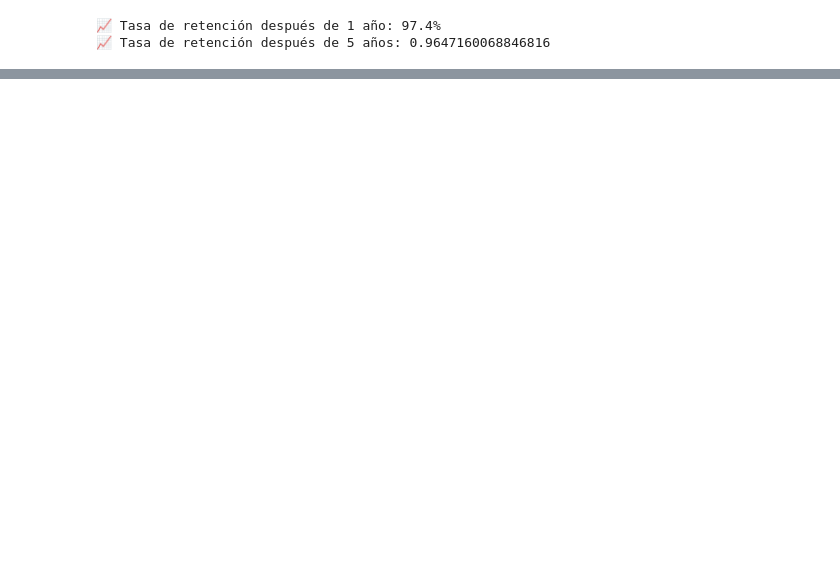
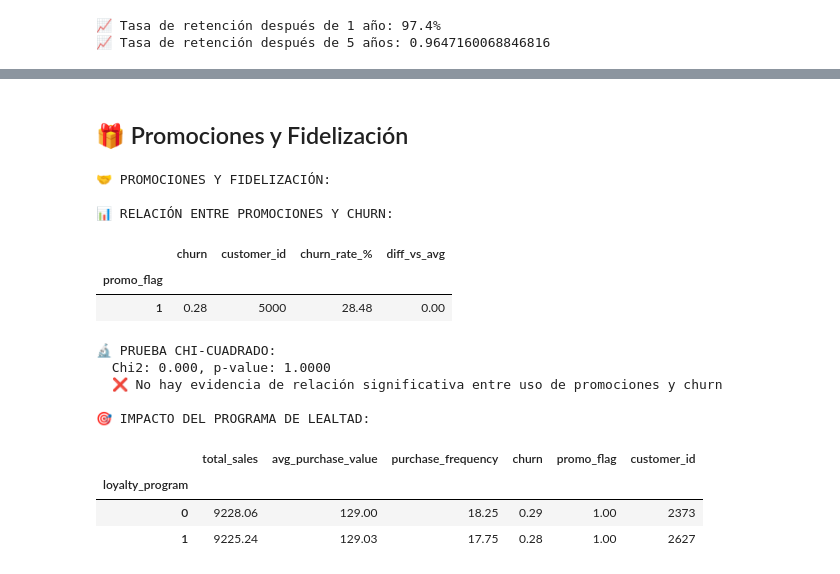
Before and after one commit to ChurnGuard/ChurnInsight, a Jupyter notebook: data-science/notebooks/Data_Analyst.ipynb, the cells around one changed output, grey strips where cells are left out. Drawn from its saved outputs; the diff is of its cells as text; code cells hidden in the pictures; blank space fills up the shorter version.

```diff
--- a/data-science/notebooks/Data_Analyst.ipynb
+++ b/data-science/notebooks/Data_Analyst.ipynb
@@ -1230,0 +1438,72 @@ else:
+# %% [markdown]
+## 🎁 Promociones y Fidelización
+# %%
+print("\n🤝 PROMOCIONES Y FIDELIZACIÓN:")
+
+# Analizar relación entre promociones y churn/lealtad
+if 'churn' in df_promo.columns and 'promo_flag' in df_promo.columns:
+    print(f"\n📊 RELACIÓN ENTRE PROMOCIONES Y CHURN:")
+
+    churn_by_promo = df_promo.groupby('promo_flag').agg({
+        'churn': 'mean',
+        'customer_id': 'count'
+    })
+    churn_by_promo['churn_rate_%'] = churn_by_promo['churn'] * 100
+    churn_by_promo['diff_vs_avg'] = churn_by_promo['churn'] - df_promo['churn'].mean()
+
+    display(churn_by_promo.round(4))
+
+    # Test de significancia
+    from scipy.stats import chi2_contingency
+
+    contingency_table = pd.crosstab(df_promo['promo_flag'], df_promo['churn'])
+    chi2, p_value, dof, expected = chi2_contingency(contingency_table)
+
+    print(f"\n🔬 PRUEBA CHI-CUADRADO:")
+    print(f"  Chi2: {chi2:.3f}, p-value: {p_value:.4f}")
+    if p_value < 0.05:
+        print(f"  ✅ La relación entre uso de promociones y churn es estadísticamente significativa")
+    else:
+        print(f"  ❌ No hay evidencia de relación significativa entre uso de promociones y churn")
+
+# Análisis por programa de lealtad
+if 'loyalty_program' in df_promo.columns:
+    print(f"\n🎯 IMPACTO DEL PROGRAMA DE LEALTAD:")
+
+    loyalty_analysis = df_promo.groupby('loyalty_program').agg({
+        'total_sales': 'mean',
+        'avg_purchase_value': 'mean',
+        'purchase_frequency': 'mean',
+        'churn': 'mean' if 'churn' in df_promo.columns else None,
+        'promo_flag': 'mean' if 'promo_flag' in df_promo.columns else None,
+        'customer_id': 'count'
+    }).round(4)
+
+    display(loyalty_analysis)
+
+    # Visualización
+    fig_loyalty = px.bar(loyalty_analysis.reset_index(),
+                        x='loyalty_program',
+                        y='total_sales',
+                        title='Ventas Promedio por Participación en Programa de Lealtad',
+                        labels={'loyalty_program': 'Programa de Lealtad',
+                               'total_sales': 'Ventas Promedio ($)'},
+                        color='total_sales',
+                        color_continuous_scale='Purp')
+    fig_loyalty.show()
+# %% [output]
+🤝 PROMOCIONES Y FIDELIZACIÓN:
+
+📊 RELACIÓN ENTRE PROMOCIONES Y CHURN:
+|  | churn | customer_id | churn_rate_% | diff_vs_avg |
+| promo_flag |  |  |  |  |
+| 1 | 0.28 | 5000 | 28.48 | 0.00 |
+🔬 PRUEBA CHI-CUADRADO:
+  Chi2: 0.000, p-value: 1.0000
+  ❌ No hay evidencia de relación significativa entre uso de promociones y churn
+
+🎯 IMPACTO DEL PROGRAMA DE LEALTAD:
+|  | total_sales | avg_purchase_value | purchase_frequency | churn | promo_flag | customer_id |
+| loyalty_program |  |  |  |  |  |  |
+| 0 | 9228.06 | 129.00 | 18.25 | 0.29 | 1.00 | 2373 |
+| 1 | 9225.24 | 129.03 | 17.75 | 0.28 | 1.00 | 2627 |
```
Also changed, not shown: parts of 11 cells of this notebook.
